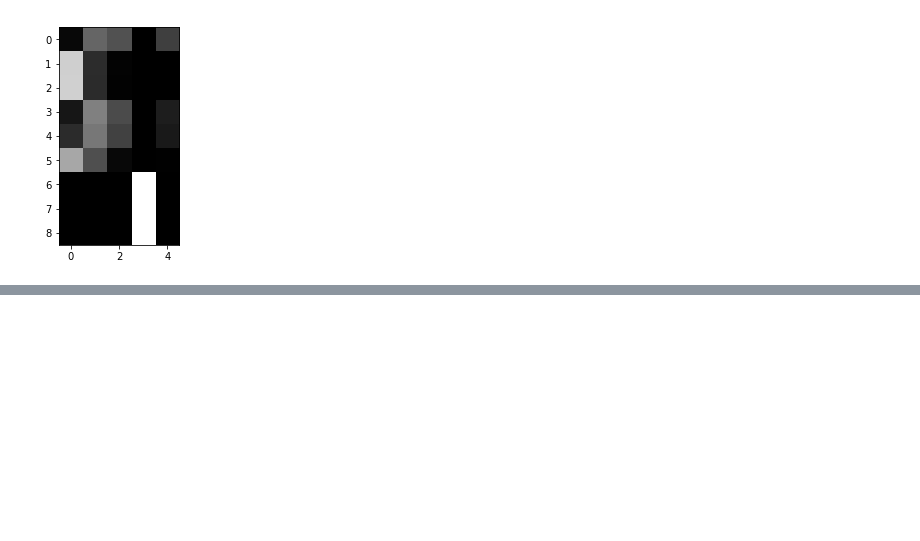
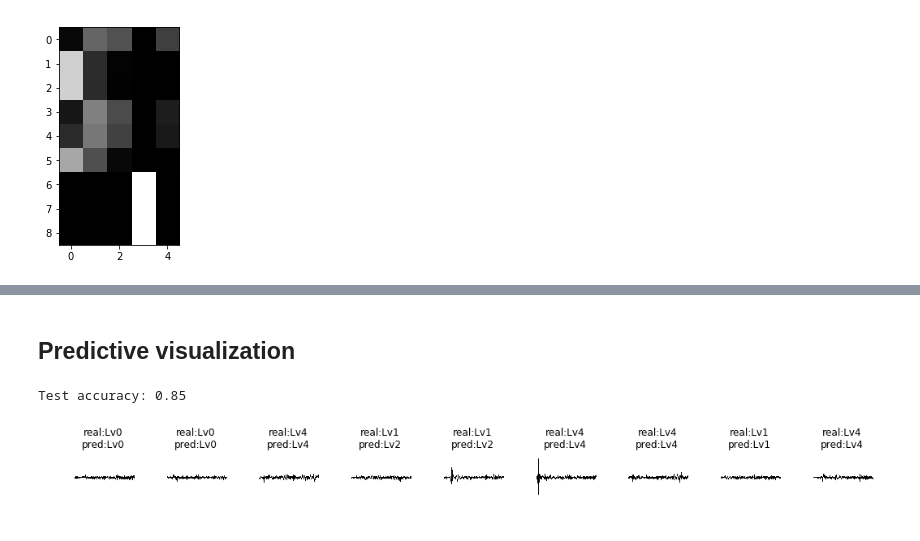
Before and after one commit to ANJAEJIN/EXP_DSP, a Jupyter notebook: cnn.ipynb, the cells around one changed output, grey strips where cells are left out. Drawn from its saved outputs; the diff is of its cells as text; code cells hidden in the pictures; blank space fills up the shorter version.

```diff
--- a/cnn.ipynb
+++ b/cnn.ipynb
@@ -956,0 +1115,10 @@ plt.imshow(Y_test_pred[:10], cmap='gray', interpolation='nearest', vmin=0, vmax=
+# %%
+from keras.optimizers import SGD, Adadelta, Adam, RMSprop
+
+# model.compile(loss='categorical_crossentropy',
+#               optimizer='SGD',
+#               metrics=['accuracy'])
+model4.compile(loss="categorical_crossentropy", # 誤差(損失)関数
+             optimizer="adam", # 最適化関数
+             metrics=["accuracy"] # 評価指標
+             )
@@ -956,0 +1194,2 @@ plt.imshow(Y_test_pred[:10], cmap='gray', interpolation='nearest', vmin=0, vmax=
+# %%
+model4.load_weights('./sound5.hdf5')
@@ -956,0 +1224,26 @@ plt.imshow(Y_test_pred[:10], cmap='gray', interpolation='nearest', vmin=0, vmax=
+# %% [markdown]
+## Predictive visualization
+# %%
+Y_test_pred_pr = model4.predict(x_test)
+
+count=0
+cou = 0
+for for_1 in range(0,int(len(x_test)/5)):
+    count = count + 1
+    if(label[np.argmax(y_test[5*for_1])] == label[np.argmax(Y_test_pred_pr[5*for_1]+Y_test_pred_pr[5*for_1+1]+Y_test_pred_pr[5*for_1+2]+Y_test_pred_pr[5*for_1+3]+Y_test_pred_pr[5*for_1+4])]):
+        cou = cou + 1
+
+print('Test accuracy:',cou/count)
+# %% [output]
+Test accuracy: 0.85
+# %%
+#Data visualization
+#The upper row is the correct label, and lower row is the guess label
+x_test_re = x_test.reshape(x_test.shape[0], img_rows, img_cols)
+fig, ax = plt.subplots(1, 9, figsize=(18, 8))
+for for_1 in range(0,9):
+    ax[for_1].imshow(x_test_re[5*for_1],cmap='gray') #Outputs the nth and subsequent test data with the value of for_2 + n
+    ax[for_1].set_title("real:"+str(label[np.argmax(y_test[5*for_1])])+"\npred:"+str(label[np.argmax(Y_test_pred_pr[5*for_1]+Y_test_pred_pr[5*for_1+1]+Y_test_pred_pr[5*for_1+2]+Y_test_pred_pr[5*for_1+3]+Y_test_pred_pr[5*for_1+4])]))
+    ax[for_1].axis('off')
+# %% [output]
+[figure, added]
```
Also changed, not shown: parts of 55 cells of this notebook.
